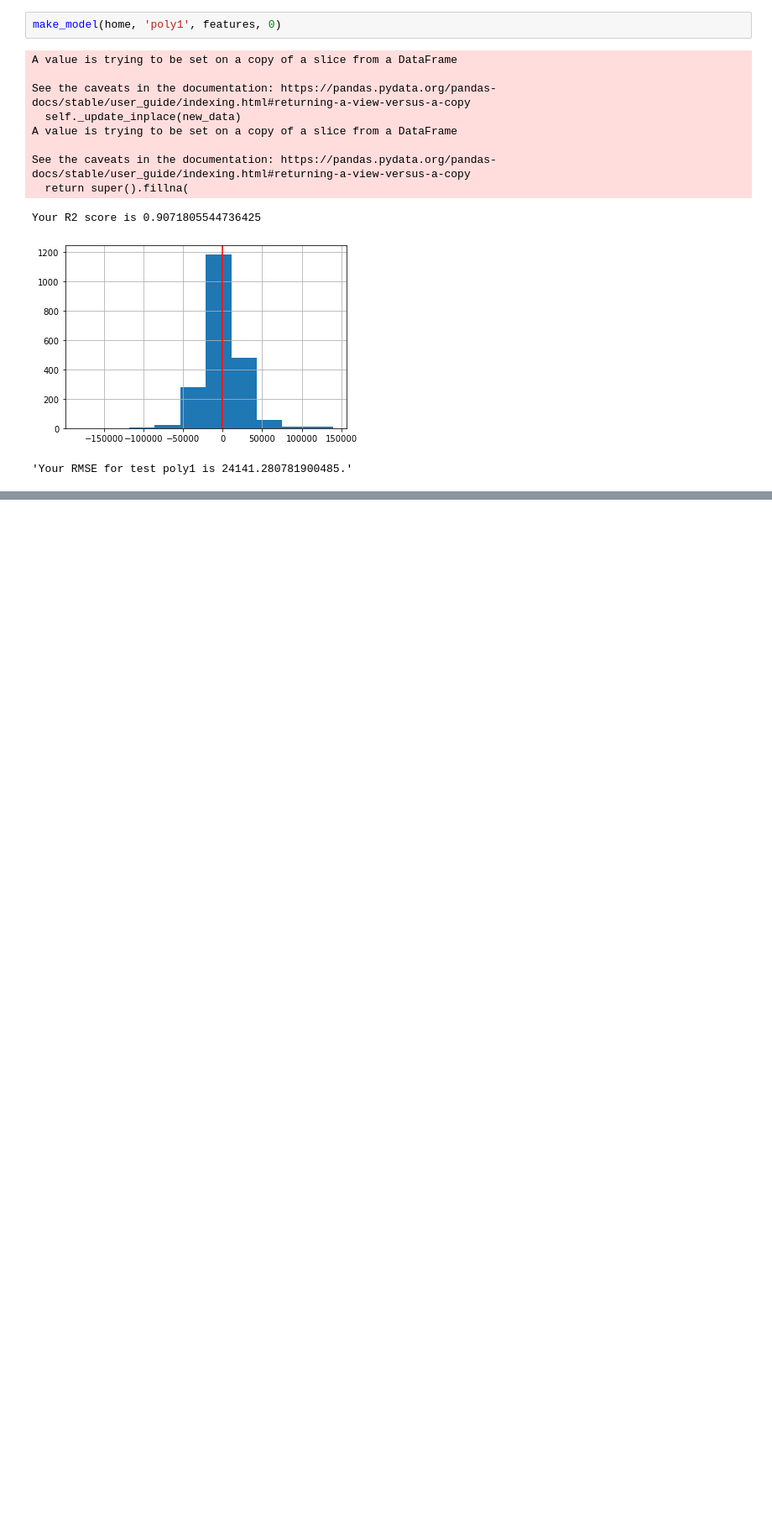
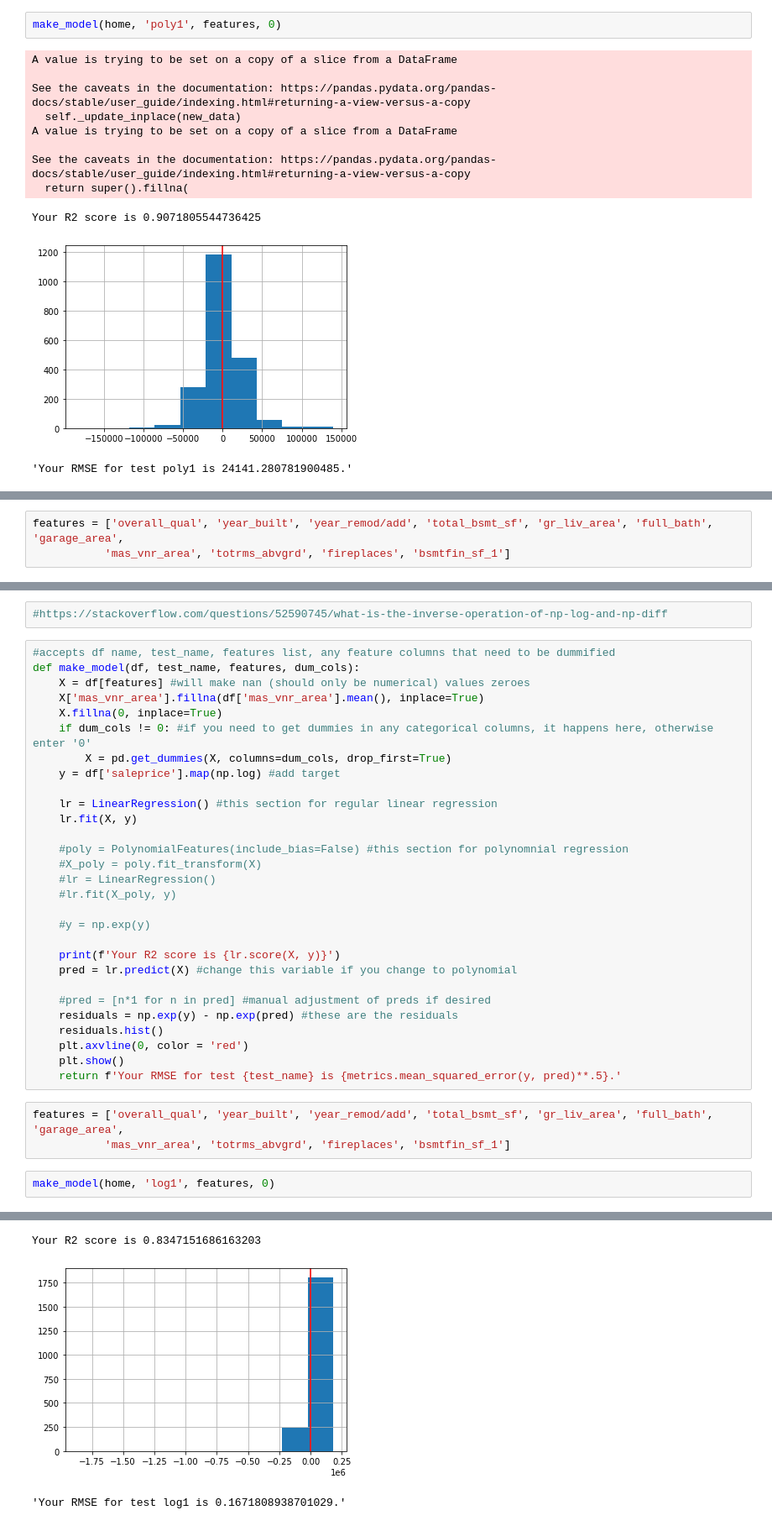
Before and after one commit to griffinwt/Ames_housing, a Jupyter notebook: num_filters.ipynb, the cells around one changed output, grey strips where cells are left out. Shown at 84% size. Saved outputs shown, nothing was run; the diff lists cells and outputs as text; blank space fills up the shorter version.

Commit message:
new models

```diff
--- a/num_filters.ipynb
+++ b/num_filters.ipynb
@@ -448,0 +455,3 @@ Your R2 score is 0.9071805544736425
+# %%
+features = ['overall_qual', 'year_built', 'year_remod/add', 'total_bsmt_sf', 'gr_liv_area', 'full_bath', 'garage_area',
+           'mas_vnr_area', 'totrms_abvgrd', 'fireplaces', 'bsmtfin_sf_1']
@@ -448,0 +532,37 @@ Your R2 score is 0.9071805544736425
+# %%
+#https://stackoverflow.com/questions/52590745/what-is-the-inverse-operation-of-np-log-and-np-diff
+# %%
+#accepts df name, test_name, features list, any feature columns that need to be dummified
+def make_model(df, test_name, features, dum_cols):
+    X = df[features] #will make nan (should only be numerical) values zeroes
+    X['mas_vnr_area'].fillna(df['mas_vnr_area'].mean(), inplace=True)
+    X.fillna(0, inplace=True)
+    if dum_cols != 0: #if you need to get dummies in any categorical columns, it happens here, otherwise enter '0'
+        X = pd.get_dummies(X, columns=dum_cols, drop_first=True)
+    y = df['saleprice'].map(np.log) #add target
+
+    lr = LinearRegression() #this section for regular linear regression
+    lr.fit(X, y)
+
+    #poly = PolynomialFeatures(include_bias=False) #this section for polynomnial regression
+    #X_poly = poly.fit_transform(X)
+    #lr = LinearRegression()
+    #lr.fit(X_poly, y)
+
+    #y = np.exp(y)
+
+    print(f'Your R2 score is {lr.score(X, y)}')
+    pred = lr.predict(X) #change this variable if you change to polynomial
+
+    #pred = [n*1 for n in pred] #manual adjustment of preds if desired
+    residuals = np.exp(y) - np.exp(pred) #these are the residuals
+    residuals.hist()
+    plt.axvline(0, color = 'red')
+    plt.show()
+    return f'Your RMSE for test {test_name} is {metrics.mean_squared_error(y, pred)**.5}.'
+# %%
+features = ['overall_qual', 'year_built', 'year_remod/add', 'total_bsmt_sf', 'gr_liv_area', 'full_bath', 'garage_area',
+           'mas_vnr_area', 'totrms_abvgrd', 'fireplaces', 'bsmtfin_sf_1']
+# %%
+make_model(home, 'log1', features, 0)
+# %% [output]
@@ -448,0 +577,3 @@ Your R2 score is 0.9071805544736425
+Your R2 score is 0.8347151686163203
+[figure, added]
+'Your RMSE for test log1 is 0.1671808938701029.'
```
Also changed, not shown: parts of 18 cells of this notebook, 5 other files.
